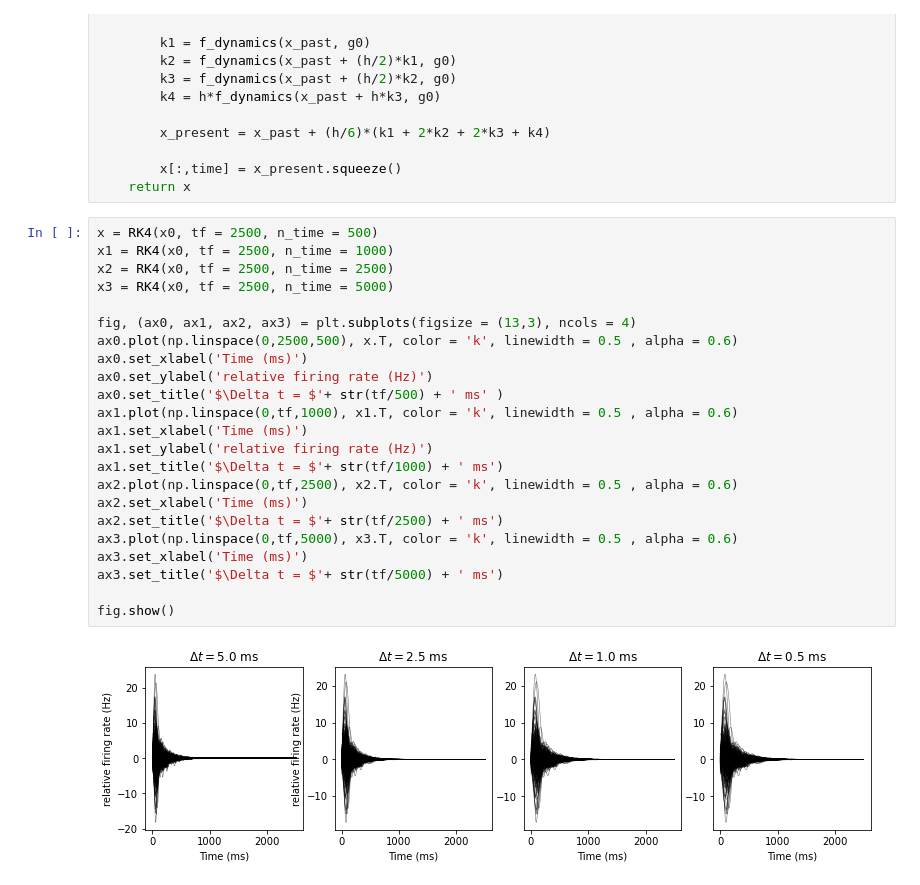
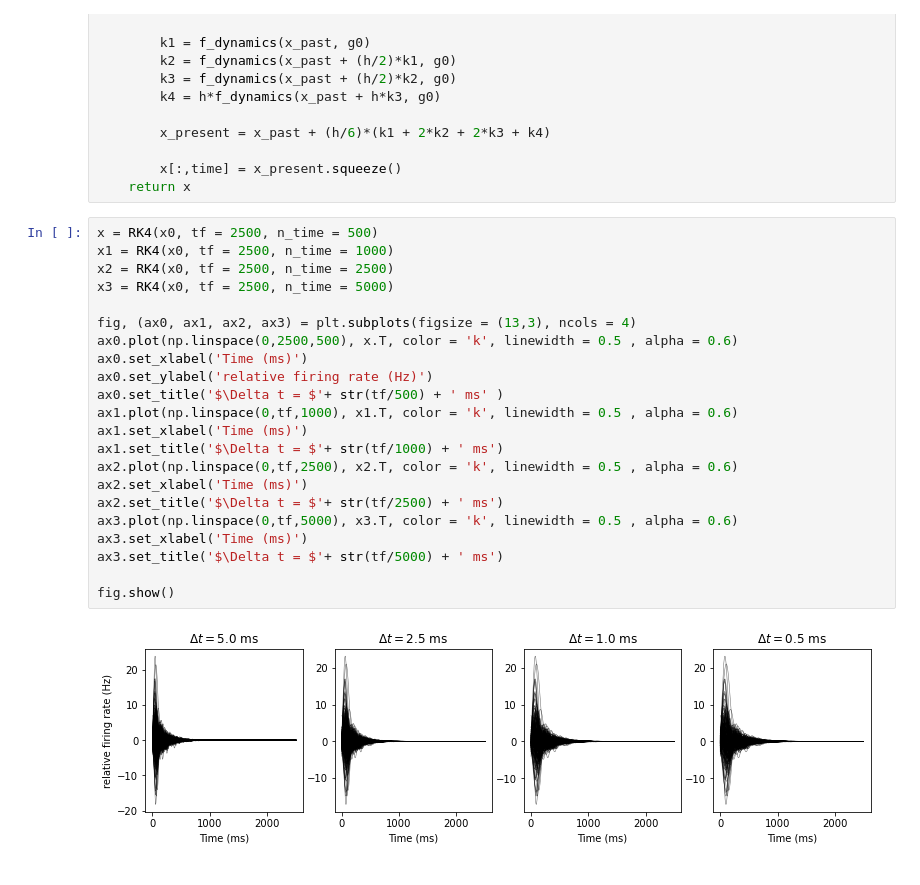
Before and after one commit to juansebastiancalderongarcia/Motor-control-for-speed-transition, a Jupyter notebook: Euler and RK4 Method for Neuronal Transient activity.ipynb, the cells around one changed output. Drawn from its saved outputs; the diff is of its cells as text.

```diff
--- a/Euler and RK4 Method for Neuronal Transient activity.ipynb
+++ b/Euler and RK4 Method for Neuronal Transient activity.ipynb
@@ -102,25 +101,24 @@ def RK4(x0, tf, n_time):
 # %%
 x = RK4(x0, tf = 2500, n_time = 500)
 x1 = RK4(x0, tf = 2500, n_time = 1000)
 x2 = RK4(x0, tf = 2500, n_time = 2500)
 x3 = RK4(x0, tf = 2500, n_time = 5000)
 
 fig, (ax0, ax1, ax2, ax3) = plt.subplots(figsize = (13,3), ncols = 4)
 ax0.plot(np.linspace(0,2500,500), x.T, color = 'k', linewidth = 0.5 , alpha = 0.6)
 ax0.set_xlabel('Time (ms)')
 ax0.set_ylabel('relative firing rate (Hz)')
 ax0.set_title('$\Delta t = $'+ str(tf/500) + ' ms' )
 ax1.plot(np.linspace(0,tf,1000), x1.T, color = 'k', linewidth = 0.5 , alpha = 0.6)
 ax1.set_xlabel('Time (ms)')
-ax1.set_ylabel('relative firing rate (Hz)')
 ax1.set_title('$\Delta t = $'+ str(tf/1000) + ' ms')
 ax2.plot(np.linspace(0,tf,2500), x2.T, color = 'k', linewidth = 0.5 , alpha = 0.6)
 ax2.set_xlabel('Time (ms)')
 ax2.set_title('$\Delta t = $'+ str(tf/2500) + ' ms')
 ax3.plot(np.linspace(0,tf,5000), x3.T, color = 'k', linewidth = 0.5 , alpha = 0.6)
 ax3.set_xlabel('Time (ms)')
 ax3.set_title('$\Delta t = $'+ str(tf/5000) + ' ms')
 
 fig.show()
 # %% [output]
-[figure, old version]
+[figure, new version]
```
Also changed, not shown: parts of 1 cell of this notebook.
